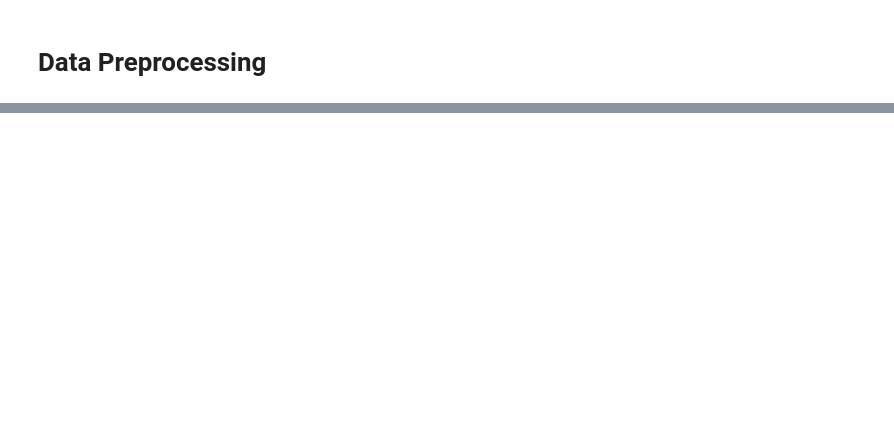
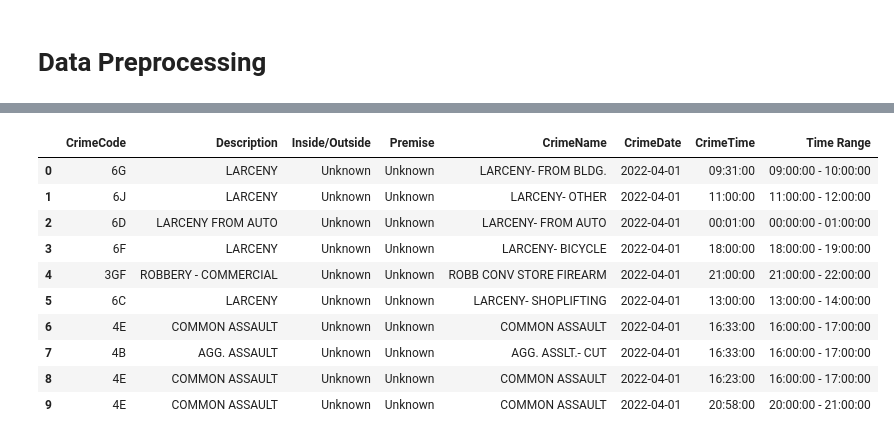
Before and after one commit to fNatal/CSACP-Project, a Jupyter notebook: DSGP_SVM_(2).ipynb, the cells around one changed output, grey strips where cells are left out. Cells and saved outputs as stored; diff of their text form; code cells hidden in the pictures; blank space fills up the shorter version.

```diff
--- a/DSGP_SVM_(2).ipynb
+++ b/DSGP_SVM_(2).ipynb
@@ -147,0 +161,6 @@ print(crime_merged_data.head(20))
+# %%
+#Seperating time and date into two columns
+crime_merged_data['CrimeDate'] = pd.to_datetime(crime_merged_data["CrimeDateTime"], errors="coerce").dt.date
+crime_merged_data['CrimeTime'] = pd.to_datetime(crime_merged_data["CrimeDateTime"], errors="coerce").dt.time
+
+crime_merged_data.head()
@@ -147,0 +197,3 @@ print(crime_merged_data.head(20))
+# %%
+# Replacing null values as Unknown
+crime_merged_data= crime_merged_data.fillna("Unknown")
@@ -147,0 +257,25 @@ print(crime_merged_data.head(20))
+# %%
+from datetime import datetime, timedelta
+
+# Function to convert time to a 1-hour range
+def time_to_range(time_obj):
+    try:
+        # Convert the time object to a string
+        time_str = str(time_obj)
+
+        # Parse the string to a datetime object
+        time = datetime.strptime(time_str, "%H:%M:%S")
+
+        # Get the start and end times of the range
+        start_time = time.replace(minute=0, second=0)
+        end_time = start_time + timedelta(hours=1)
+        return f"{start_time.time()} - {end_time.time()}"
+    except ValueError:
+        return time_str
+
+# Apply the function
+crime_merged_data["Time Range"] = crime_merged_data["CrimeTime"].astype(str).apply(time_to_range)
+# %%
+# Renaming Inside_Outside column
+crime_merged_data = crime_merged_data.rename(columns={"Inside_Outside": "Inside/Outside"})
+crime_merged_data.head()
@@ -147,0 +290,16 @@ print(crime_merged_data.head(20))
+# %%
+# Dropping unnecessary columns
+crime_merged_data = crime_merged_data.drop(["ï»¿X","Y","RowID","Weapon","Post","Location","CrimeDateTime","District","Neighborhood","Latitude","Longitude","GeoLocation","VRIName","Total_Incidents","Shape"],axis=1,errors="ignore")
+crime_merged_data.head(10)
+# %% [output]
+|  | CrimeCode | Description | Inside/Outside | Premise | CrimeName | CrimeDate | CrimeTime | Time Range |
+| 0 | 6G | LARCENY | Unknown | Unknown | LARCENY- FROM BLDG. | 2022-04-01 | 09:31:00 | 09:00:00 - 10:00:00 |
+| 1 | 6J | LARCENY | Unknown | Unknown | LARCENY- OTHER | 2022-04-01 | 11:00:00 | 11:00:00 - 12:00:00 |
+| 2 | 6D | LARCENY FROM AUTO | Unknown | Unknown | LARCENY- FROM AUTO | 2022-04-01 | 00:01:00 | 00:00:00 - 01:00:00 |
+| 3 | 6F | LARCENY | Unknown | Unknown | LARCENY- BICYCLE | 2022-04-01 | 18:00:00 | 18:00:00 - 19:00:00 |
+| 4 | 3GF | ROBBERY - COMMERCIAL | Unknown | Unknown | ROBB CONV STORE FIREARM | 2022-04-01 | 21:00:00 | 21:00:00 - 22:00:00 |
+| 5 | 6C | LARCENY | Unknown | Unknown | LARCENY- SHOPLIFTING | 2022-04-01 | 13:00:00 | 13:00:00 - 14:00:00 |
+| 6 | 4E | COMMON ASSAULT | Unknown | Unknown | COMMON ASSAULT | 2022-04-01 | 16:33:00 | 16:00:00 - 17:00:00 |
+| 7 | 4B | AGG. ASSAULT | Unknown | Unknown | AGG. ASSLT.- CUT | 2022-04-01 | 16:33:00 | 16:00:00 - 17:00:00 |
+| 8 | 4E | COMMON ASSAULT | Unknown | Unknown | COMMON ASSAULT | 2022-04-01 | 16:23:00 | 16:00:00 - 17:00:00 |
+| 9 | 4E | COMMON ASSAULT | Unknown | Unknown | COMMON ASSAULT | 2022-04-01 | 20:58:00 | 20:00:00 - 21:00:00 |
```
Also changed, not shown: parts of 39 cells of this notebook.
